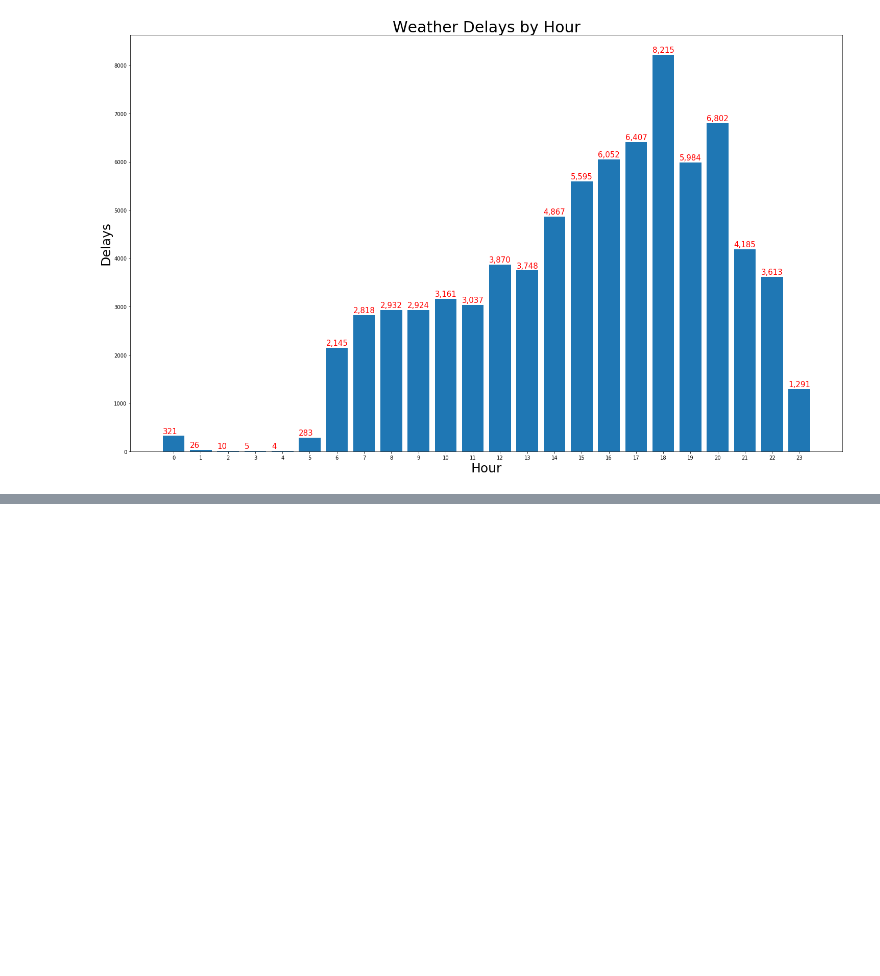
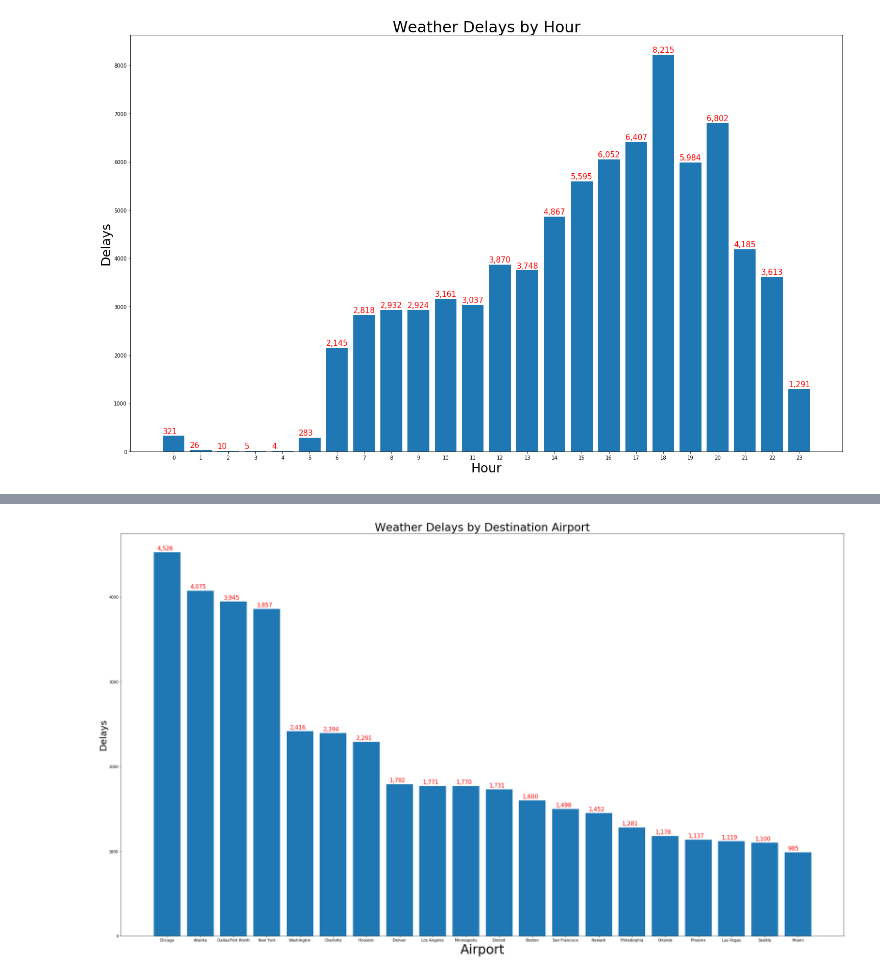
Before and after one commit to Arimorris/delays, a Jupyter notebook: Delay_causes.ipynb, the cells around one changed output, grey strips where cells are left out. Cells and saved outputs as stored; diff of their text form; code cells hidden in the pictures; blank space fills up the shorter version.

```diff
--- a/Delay_causes.ipynb
+++ b/Delay_causes.ipynb
@@ -469,0 +447,4 @@ org
+# %%
+for x in org:
+    city = x.split(",")
+    print(city[0])
@@ -480,0 +511,11 @@ plt.show()
+# %%
+plt.figure(figsize=(35,20))
+plt.bar(dest_city, wthr_dest)
+plt.title("Weather Delays by Destination Airport", fontsize =30)
+plt.xlabel("Airport", fontsize =35)
+plt.ylabel("Delays", fontsize =25)
+for a,b in zip(range(20), wthr_dest):
+    plt.text(a - .3, b + 25, "{:,}".format(int(b)), fontsize =15, color ='r')
+plt.show()
+# %% [output]
+[figure, added]
```
Also changed, not shown: parts of 7 cells of this notebook.
